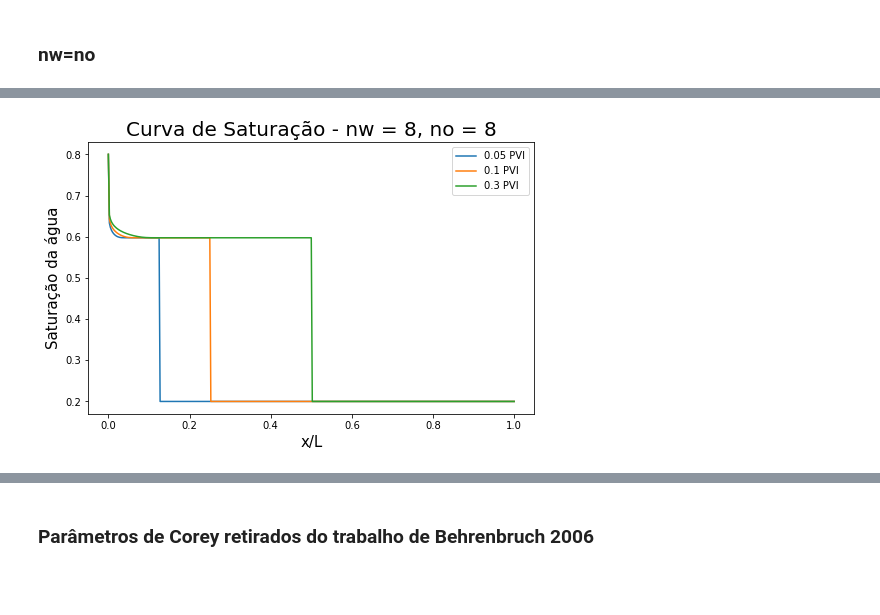
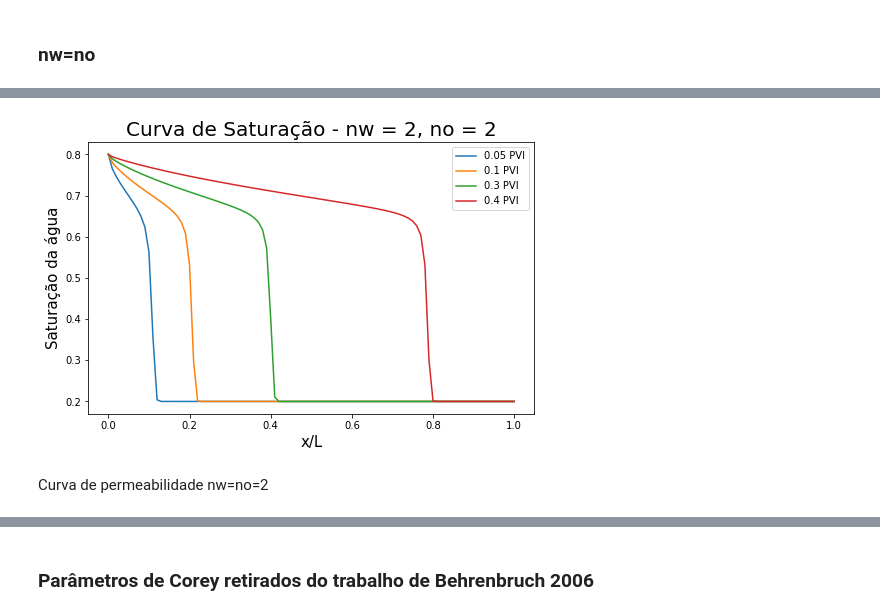
Before and after one commit to igcampos/Mestrado, a Jupyter notebook: analise_de_sensibilidade_prog_um.ipynb, the cells around one changed output, grey strips where cells are left out. Cells and saved outputs as stored; diff of their text form; code cells hidden in the pictures; blank space fills up the shorter version.

```diff
--- a/analise_de_sensibilidade_prog_um.ipynb
+++ b/analise_de_sensibilidade_prog_um.ipynb
@@ -341,3 +363,5 @@ plt.show()
 ## Análise dos parâmetros de Corey
 # %% [markdown]
 ### nw=no
+# %%
+nw_no_2 = matriz_resultado_saturacao_single_point #pronto
@@ -505,26 +385,28 @@ plt.show()
-# %%
-#nw=no=8
-#matriz_resultado_saturacao_single_point = np.insert(matriz_resultado_saturacao_single_point, 0, values = 0.8, axis=1) #Adicionando o ponto referente a condição de contorno
-vetor_comprimento = np.linspace(0, 1, nx+1)
-fig = plt.figure(figsize=(8,5))
-ax = plt.subplot(1,1,1)
-
-#PVI utilizados nos labels
-td_label_1= ut*500/(tam_meio_poroso*porosidade_meio)
-td_label_2= ut*1000/(tam_meio_poroso*porosidade_meio)
-td_label_3= ut*3000/(tam_meio_poroso*porosidade_meio)
-td_label_4= ut*4000/(tam_meio_poroso*porosidade_meio)
-
-ax.plot(vetor_comprimento, matriz_resultado_saturacao_single_point[49], label = "{} PVI".format(td_label_1))
-ax.plot(vetor_comprimento, matriz_resultado_saturacao_single_point[99], label = "{} PVI".format(td_label_2))
-ax.plot(vetor_comprimento, matriz_resultado_saturacao_single_point[199], label = "{} PVI".format(td_label_3))
-#ax.plot(vetor_comprimento, matriz_resultado_saturacao_single_point[399], label = "{} PVI".format(td_label_4))
-
-
-ax.set_xlabel("x/L", fontsize=15)
-ax.set_ylabel("Saturação da água", fontsize=15)
-plt.title("Curva de Saturação - nw = {}, no = {}".format(nw,no), fontsize=20)
-ax.legend(loc="upper right")
-plt.show()
-# %% [output]
-[figure, removed]
+# %%
+#nw=no=2
+#matriz_resultado_saturacao_single_point = np.insert(matriz_resultado_saturacao_single_point, 0, values = 0.8, axis=1) #Adicionando o ponto referente a condição de contorno
+vetor_comprimento = np.linspace(0, 1, nx+1)
+fig = plt.figure(figsize=(8,5))
+ax = plt.subplot(1,1,1)
+
+#PVI utilizados nos labels
+td_label_1= ut*500/(tam_meio_poroso*porosidade_meio)
+td_label_2= ut*1000/(tam_meio_poroso*porosidade_meio)
+td_label_3= ut*3000/(tam_meio_poroso*porosidade_meio)
+td_label_4= ut*4000/(tam_meio_poroso*porosidade_meio)
+
+ax.plot(vetor_comprimento, nw_no_2[49], label = "{} PVI".format(td_label_1))
+ax.plot(vetor_comprimento, nw_no_2[99], label = "{} PVI".format(td_label_2))
+ax.plot(vetor_comprimento, nw_no_2[199], label = "{} PVI".format(td_label_3))
+ax.plot(vetor_comprimento, nw_no_2[399], label = "{} PVI".format(td_label_4))
+
+
+ax.set_xlabel("x/L", fontsize=15)
+ax.set_ylabel("Saturação da água", fontsize=15)
+plt.title("Curva de Saturação - nw = {}, no = {}".format(nw,no), fontsize=20)
+ax.legend(loc="upper right")
+plt.show()
+# %% [output]
+[figure, added]
+# %% [markdown]
+Curva de permeabilidade nw=no=2
```
Also changed, not shown: parts of 124 cells of this notebook.
